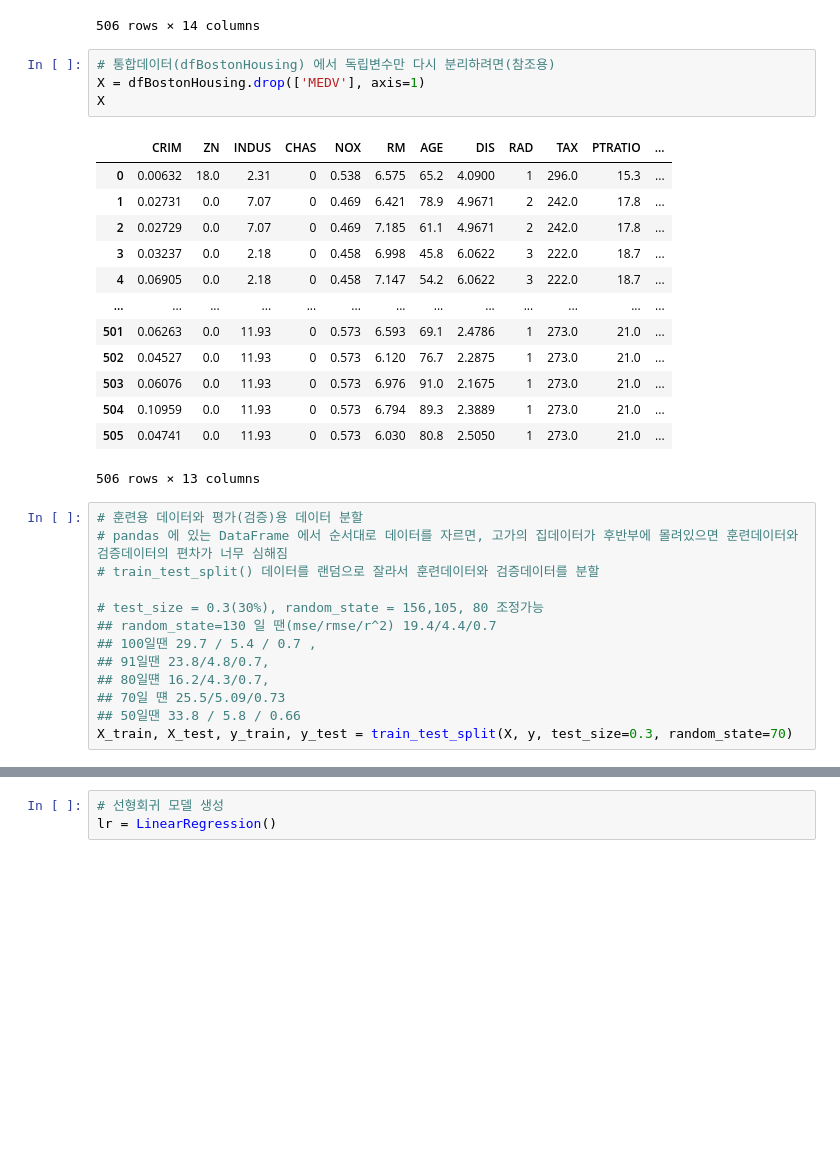
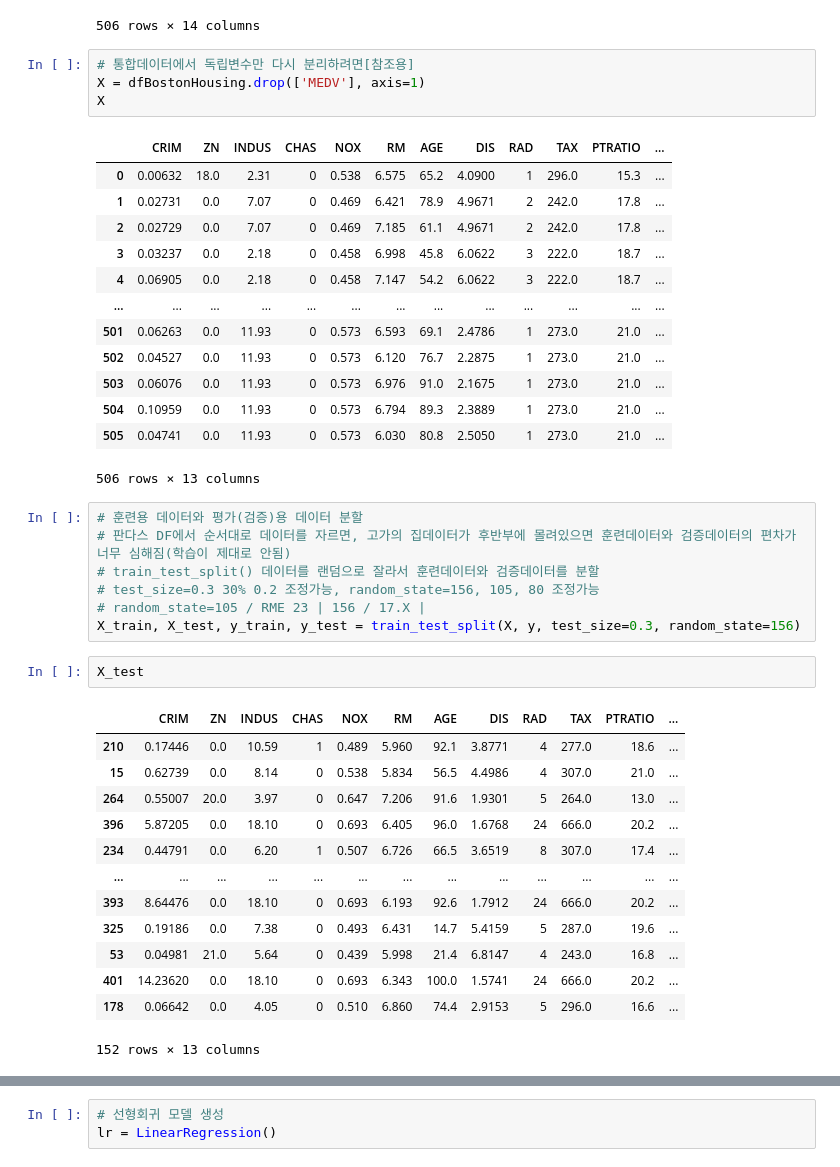
Before and after one commit to LegdayDev/BigData-Analysis, a Jupyter notebook: day11/da23_보스턴주택가격_회귀분석.ipynb, the cells around one changed output, grey strips where cells are left out. Saved outputs shown, nothing was run; the diff lists cells and outputs as text; blank space fills up the shorter version.

```diff
--- a/day11/da23_보스턴주택가격_회귀분석.ipynb
+++ b/day11/da23_보스턴주택가격_회귀분석.ipynb
@@ -126,7 +144,7 @@ X
 | 505 | 0.04741 | 0.0 | 11.93 | 0 | 0.573 | 6.030 | 80.8 | 2.5050 | 1 | 273.0 | 21.0 | ... |
 506 rows × 14 columns
 # %%
-# 통합데이터(dfBostonHousing) 에서 독립변수만 다시 분리하려면(참조용)
+# 통합데이터에서 독립변수만 다시 분리하려면[참조용]
 X = dfBostonHousing.drop(['MEDV'], axis=1)
 X
 # %% [output]
@@ -145,15 +163,25 @@ X
 506 rows × 13 columns
 # %%
 # 훈련용 데이터와 평가(검증)용 데이터 분할
-# pandas 에 있는 DataFrame 에서 순서대로 데이터를 자르면, 고가의 집데이터가 후반부에 몰려있으면 훈련데이터와 검증데이터의 편차가 너무 심해짐
+# 판다스 DF에서 순서대로 데이터를 자르면, 고가의 집데이터가 후반부에 몰려있으면 훈련데이터와 검증데이터의 편차가 너무 심해짐(학습이 제대로 안됨)
 # train_test_split() 데이터를 랜덤으로 잘라서 훈련데이터와 검증데이터를 분할
-
-# test_size = 0.3(30%), random_state = 156,105, 80 조정가능
-## random_state=130 일 땐(mse/rmse/r^2) 19.4/4.4/0.7
-## 100일땐 29.7 / 5.4 / 0.7 ,
-## 91일땐 23.8/4.8/0.7,
-## 80일떈 16.2/4.3/0.7,
-## 70일 떈 25.5/5.09/0.73
-## 50일땐 33.8 / 5.8 / 0.66
-X_train, X_test, y_train, y_test = train_test_split(X, y, test_size=0.3, random_state=70)
+# test_size=0.3 30% 0.2 조정가능, random_state=156, 105, 80 조정가능
+# random_state=105 / RME 23 | 156 / 17.X |
+X_train, X_test, y_train, y_test = train_test_split(X, y, test_size=0.3, random_state=156)
+# %%
+X_test
+# %% [output]
+|  | CRIM | ZN | INDUS | CHAS | NOX | RM | AGE | DIS | RAD | TAX | PTRATIO | ... |
+| 210 | 0.17446 | 0.0 | 10.59 | 1 | 0.489 | 5.960 | 92.1 | 3.8771 | 4 | 277.0 | 18.6 | ... |
+| 15 | 0.62739 | 0.0 | 8.14 | 0 | 0.538 | 5.834 | 56.5 | 4.4986 | 4 | 307.0 | 21.0 | ... |
+| 264 | 0.55007 | 20.0 | 3.97 | 0 | 0.647 | 7.206 | 91.6 | 1.9301 | 5 | 264.0 | 13.0 | ... |
+| 396 | 5.87205 | 0.0 | 18.10 | 0 | 0.693 | 6.405 | 96.0 | 1.6768 | 24 | 666.0 | 20.2 | ... |
+| 234 | 0.44791 | 0.0 | 6.20 | 1 | 0.507 | 6.726 | 66.5 | 3.6519 | 8 | 307.0 | 17.4 | ... |
+| ... | ... | ... | ... | ... | ... | ... | ... | ... | ... | ... | ... | ... |
+| 393 | 8.64476 | 0.0 | 18.10 | 0 | 0.693 | 6.193 | 92.6 | 1.7912 | 24 | 666.0 | 20.2 | ... |
+| 325 | 0.19186 | 0.0 | 7.38 | 0 | 0.493 | 6.431 | 14.7 | 5.4159 | 5 | 287.0 | 19.6 | ... |
+| 53 | 0.04981 | 21.0 | 5.64 | 0 | 0.439 | 5.998 | 21.4 | 6.8147 | 4 | 243.0 | 16.8 | ... |
+| 401 | 14.23620 | 0.0 | 18.10 | 0 | 0.693 | 6.343 | 100.0 | 1.5741 | 24 | 666.0 | 20.2 | ... |
+| 178 | 0.06642 | 0.0 | 4.05 | 0 | 0.510 | 6.860 | 74.4 | 2.9153 | 5 | 296.0 | 16.6 | ... |
+152 rows × 13 columns
 # %%
```
Also changed, not shown: parts of 33 cells of this notebook, 2 other files.
